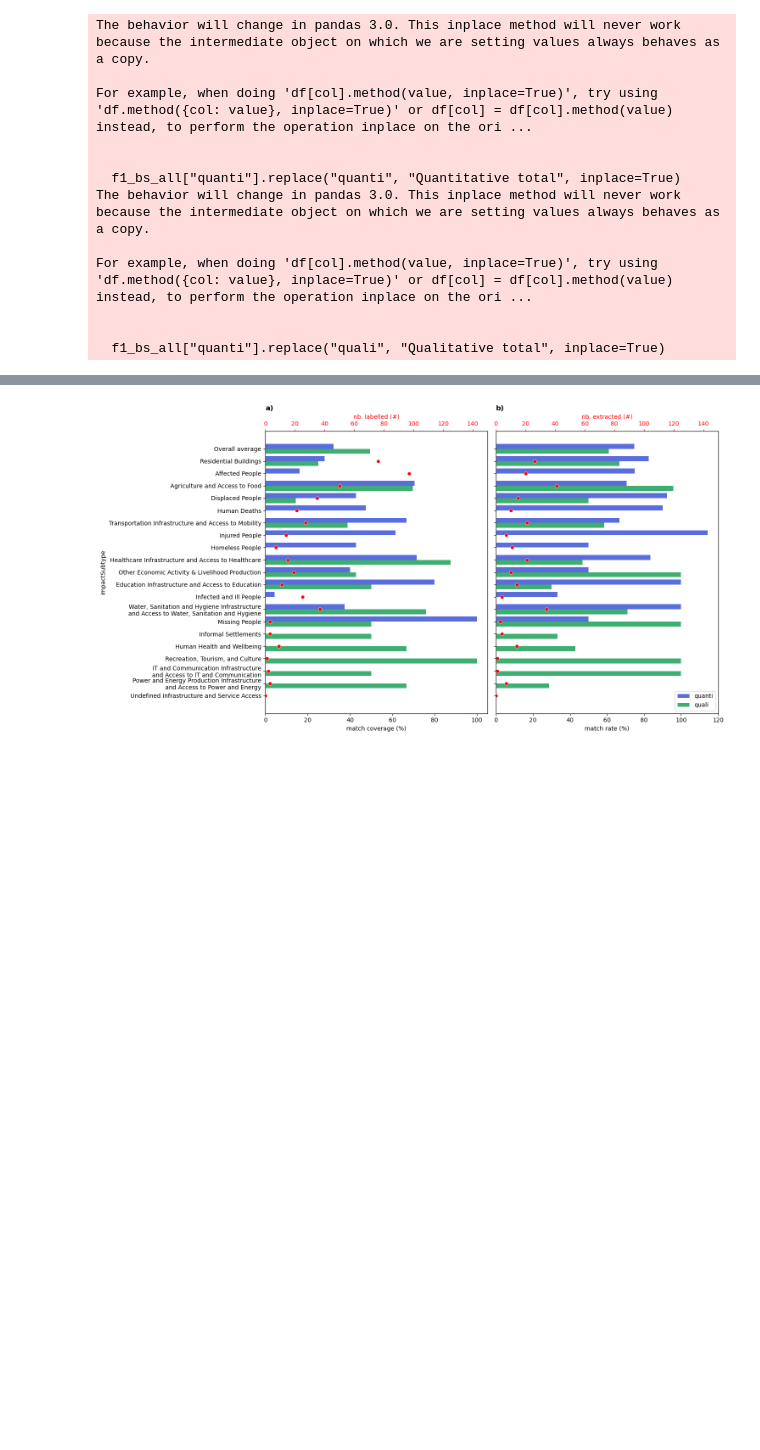
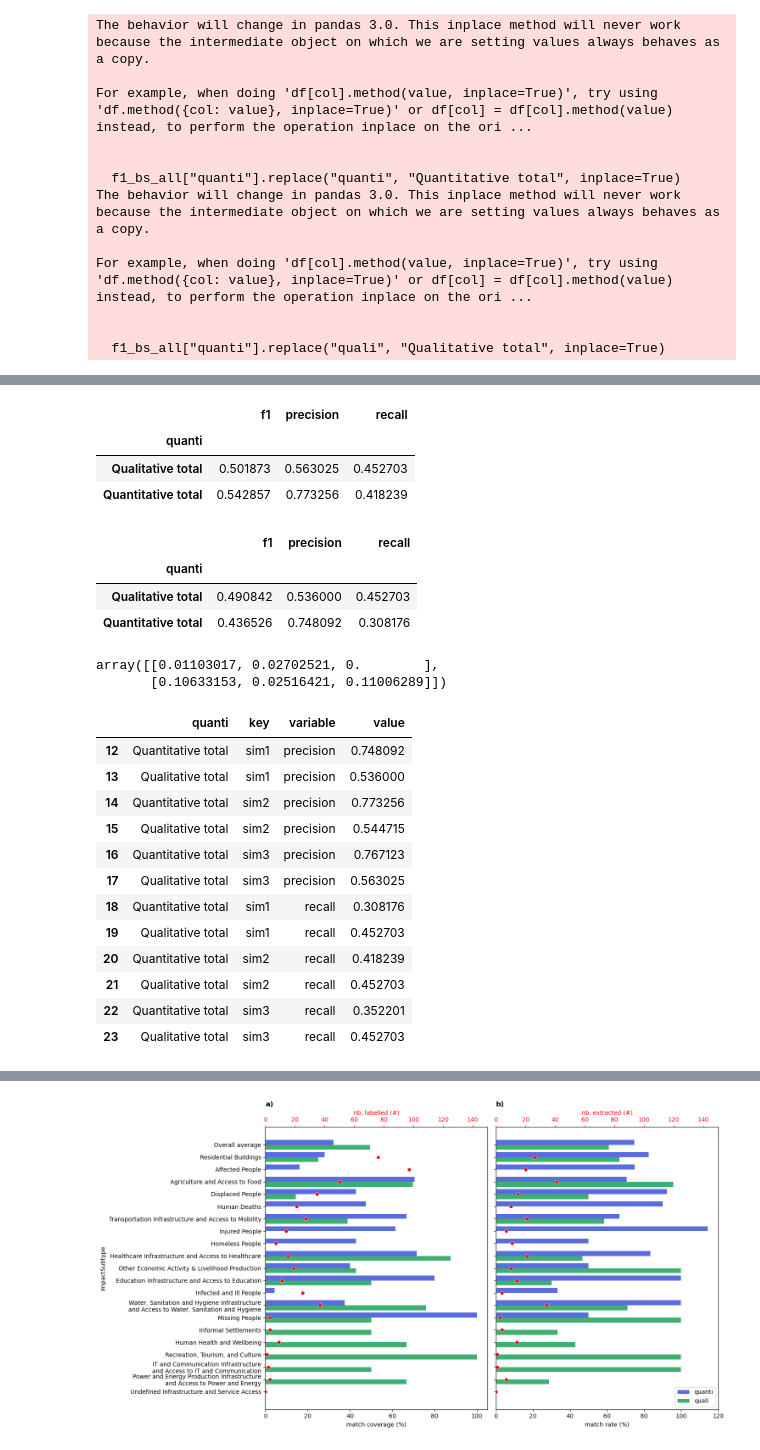
Before and after one commit to luseverin/ROUGE_database, a Jupyter notebook: notebooks/sensitivity_analysis.ipynb, the cells around one changed output, grey strips where cells are left out. Drawn from its saved outputs; the diff is of its cells as text; code cells hidden in the pictures; blank space fills up the shorter version.

```diff
--- a/notebooks/sensitivity_analysis.ipynb
+++ b/notebooks/sensitivity_analysis.ipynb
@@ -199,0 +165,19 @@ For example, when doing 'df[col].method(value, inplace=True)', try using 'df.met
+# %%
+mmax
+# %% [output]
+|  | f1 | precision | recall |
+| quanti |  |  |  |
+| Qualitative total | 0.501873 | 0.563025 | 0.452703 |
+| Quantitative total | 0.542857 | 0.773256 | 0.418239 |
+# %%
+mmin
+# %% [output]
+|  | f1 | precision | recall |
+| quanti |  |  |  |
+| Qualitative total | 0.490842 | 0.536000 | 0.452703 |
+| Quantitative total | 0.436526 | 0.748092 | 0.308176 |
+# %%
+dmax
+# %% [output]
+array([[0.01103017, 0.02702521, 0.        ],
+       [0.10633153, 0.02516421, 0.11006289]])
@@ -199,0 +189,16 @@ For example, when doing 'df[col].method(value, inplace=True)', try using 'df.met
+# %%
+f1_plot_met
+# %% [output]
+|  | quanti | key | variable | value |
+| 12 | Quantitative total | sim1 | precision | 0.748092 |
+| 13 | Qualitative total | sim1 | precision | 0.536000 |
+| 14 | Quantitative total | sim2 | precision | 0.773256 |
+| 15 | Qualitative total | sim2 | precision | 0.544715 |
+| 16 | Quantitative total | sim3 | precision | 0.767123 |
+| 17 | Qualitative total | sim3 | precision | 0.563025 |
+| 18 | Quantitative total | sim1 | recall | 0.308176 |
+| 19 | Qualitative total | sim1 | recall | 0.452703 |
+| 20 | Quantitative total | sim2 | recall | 0.418239 |
+| 21 | Qualitative total | sim2 | recall | 0.452703 |
+| 22 | Quantitative total | sim3 | recall | 0.352201 |
+| 23 | Qualitative total | sim3 | recall | 0.452703 |
```
Also changed, not shown: parts of 12 cells of this notebook.
